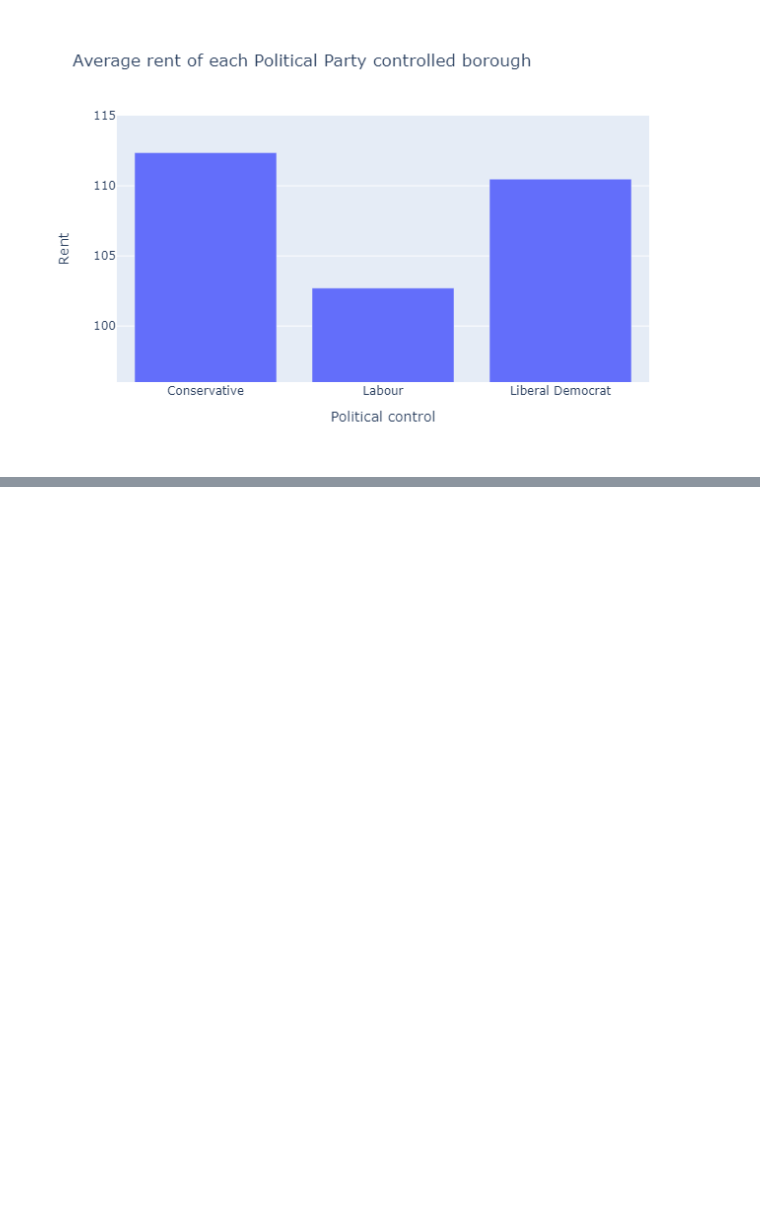
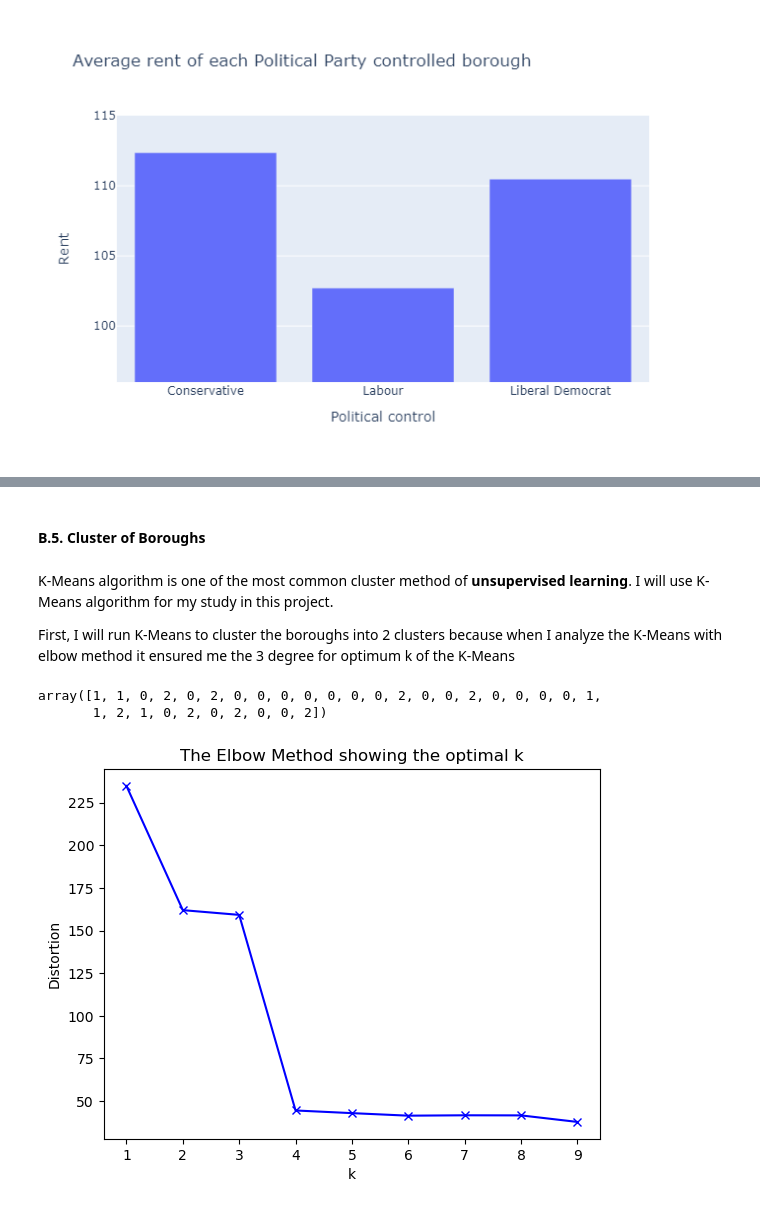
Before and after one commit to mattspooner1/Coursera_Capstone, a Jupyter notebook: London_venue_project.ipynb, the cells around one changed output, grey strips where cells are left out. Cells and saved outputs as stored; diff of their text form; code cells hidden in the pictures; blank space fills up the shorter version.

Commit message:
remainder of project work

```diff
--- a/London_venue_project.ipynb
+++ b/London_venue_project.ipynb
@@ -64,0 +352,3 @@ As expected, Conservative controlled areas are typically more affluent leading t
+# %%
+london_grouped = london_onehot.groupby('Borough').mean().reset_index()
+london_grouped.head()
@@ -64,0 +399,42 @@ As expected, Conservative controlled areas are typically more affluent leading t
+# %% [markdown]
+#### **B.5. Cluster of Boroughs**
+# %% [markdown]
+K-Means algorithm is one of the most common cluster method of **unsupervised learning**. I will use K-Means algorithm for my study in this project.
+
+First, I will run K-Means to cluster the boroughs into 2 clusters because when I analyze the K-Means with elbow method it ensured me the 3 degree for optimum k of the K-Means
+# %%
+# set number of clusters
+kclusters = 3
+
+london_grouped_clustering = london_grouped.drop('Borough', 1)
+
+# run k-means clustering
+kmeans = KMeans(n_clusters=kclusters, random_state=0).fit(london_grouped_clustering)
+
+# check cluster labels generated for each row in the dataframe
+labels = kmeans.labels_
+labels
+# %% [output]
+array([1, 1, 0, 2, 0, 2, 0, 0, 0, 0, 0, 0, 0, 2, 0, 0, 2, 0, 0, 0, 0, 1,
+       1, 2, 1, 0, 2, 0, 2, 0, 0, 2])
+# %%
+from scipy.spatial.distance import cdist
+
+distortions = []
+K = range(1,10)
+for k in K:
+    kmeanModel = KMeans(n_clusters=k, random_state=0).fit(london_grouped_clustering)
+    #kmeanModel.fit(london_grouped_clustering)
+    distortions.append(sum(np.min(cdist(london_grouped_clustering, kmeanModel.cluster_centers_, 'canberra'), axis=1)) / london_grouped_clustering.shape[0])
+
+#There are different metric distance function for spatial distance.
+#I choose correlation instaed of euclidean because the canberra function gives me more clear view of elbow break point.
+
+# Plot the elbow
+plt.plot(K, distortions, 'bx-')
+plt.xlabel('k')
+plt.ylabel('Distortion')
+plt.title('The Elbow Method showing the optimal k')
+plt.show()
+# %% [output]
+[figure, added]
```
Also changed, not shown: parts of 61 cells of this notebook.
